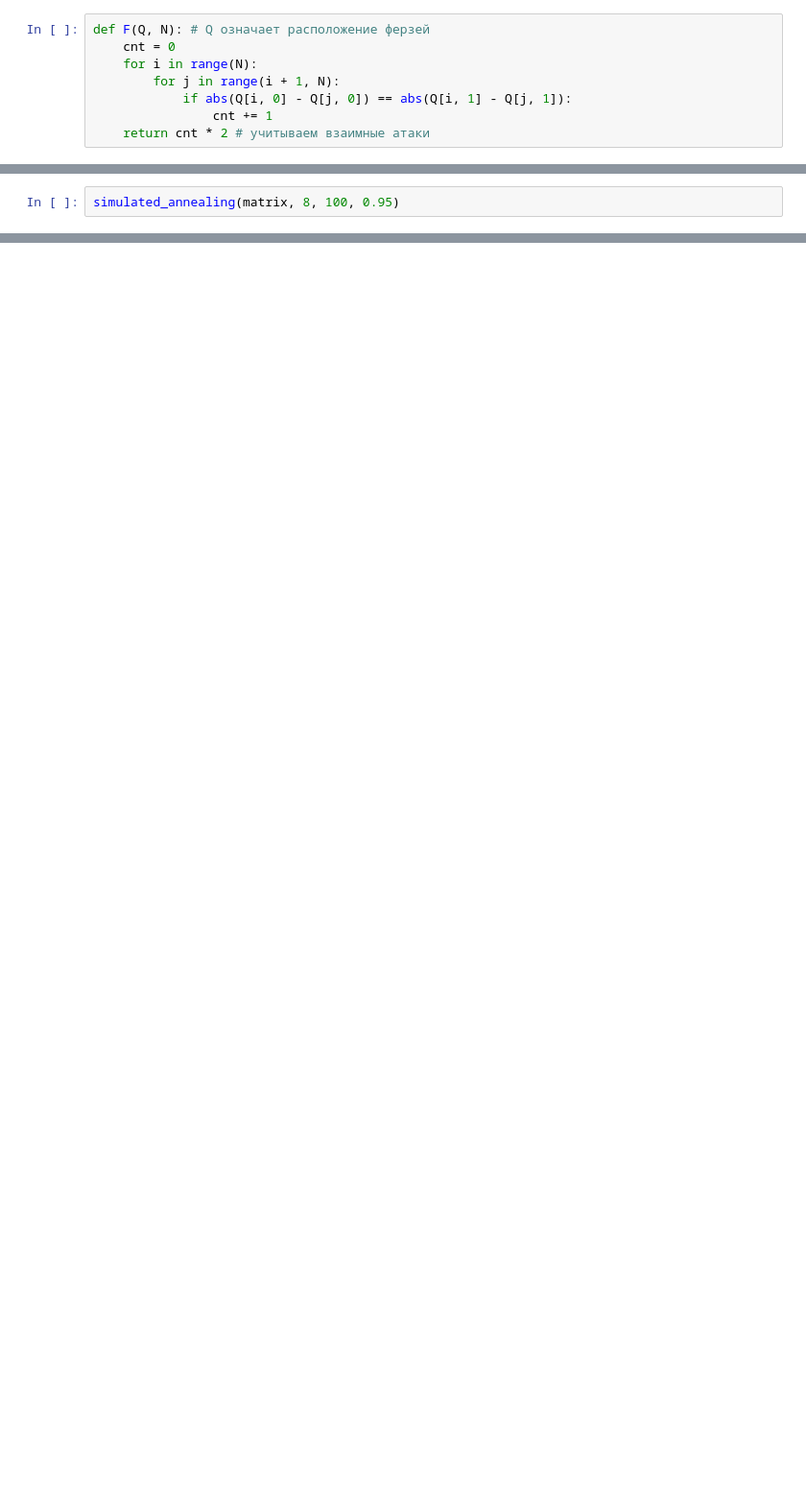
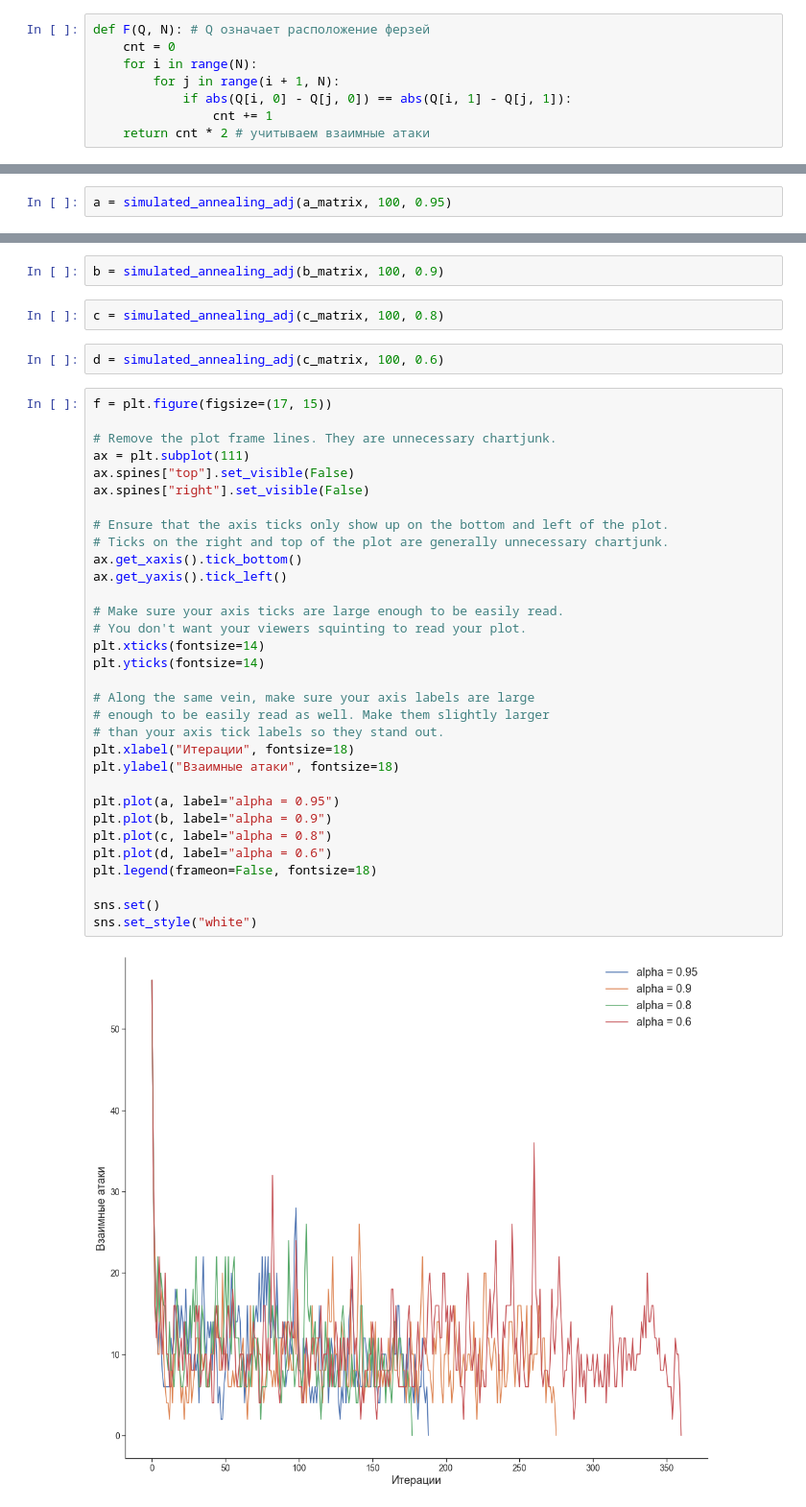
Before and after one commit to khaykingleb/stochastic-optimization-methods, a Jupyter notebook: Code/Метод отжига/Simulated_annealing.ipynb, the cells around one changed output, grey strips where cells are left out. Shown at 96% size. Cells and saved outputs as stored; diff of their text form; blank space fills up the shorter version.

```diff
--- a/Code/Метод отжига/Simulated_annealing.ipynb
+++ b/Code/Метод отжига/Simulated_annealing.ipynb
@@ -79,2 +188,2 @@ def simulated_annealing(Q, N, T, alpha):
 # %%
-simulated_annealing(matrix, 8, 100, 0.95)
+a = simulated_annealing_adj(a_matrix, 100, 0.95)
@@ -89,0 +190,40 @@ array([[1, 7],
+# %%
+b = simulated_annealing_adj(b_matrix, 100, 0.9)
+# %%
+c = simulated_annealing_adj(c_matrix, 100, 0.8)
+# %%
+d = simulated_annealing_adj(c_matrix, 100, 0.6)
+# %%
+f = plt.figure(figsize=(17, 15))
+
+# Remove the plot frame lines. They are unnecessary chartjunk.
+ax = plt.subplot(111)
+ax.spines["top"].set_visible(False)
+ax.spines["right"].set_visible(False)
+
+# Ensure that the axis ticks only show up on the bottom and left of the plot.
+# Ticks on the right and top of the plot are generally unnecessary chartjunk.
+ax.get_xaxis().tick_bottom()
+ax.get_yaxis().tick_left()
+
+# Make sure your axis ticks are large enough to be easily read.
+# You don't want your viewers squinting to read your plot.
+plt.xticks(fontsize=14)
+plt.yticks(fontsize=14)
+
+# Along the same vein, make sure your axis labels are large
+# enough to be easily read as well. Make them slightly larger
+# than your axis tick labels so they stand out.
+plt.xlabel("Итерации", fontsize=18)
+plt.ylabel("Взаимные атаки", fontsize=18)
+
+plt.plot(a, label="alpha = 0.95")
+plt.plot(b, label="alpha = 0.9")
+plt.plot(c, label="alpha = 0.8")
+plt.plot(d, label="alpha = 0.6")
+plt.legend(frameon=False, fontsize=18)
+
+sns.set()
+sns.set_style("white")
+# %% [output]
+[figure, added]
```
Also changed, not shown: parts of 23 cells of this notebook, 1 other file.
